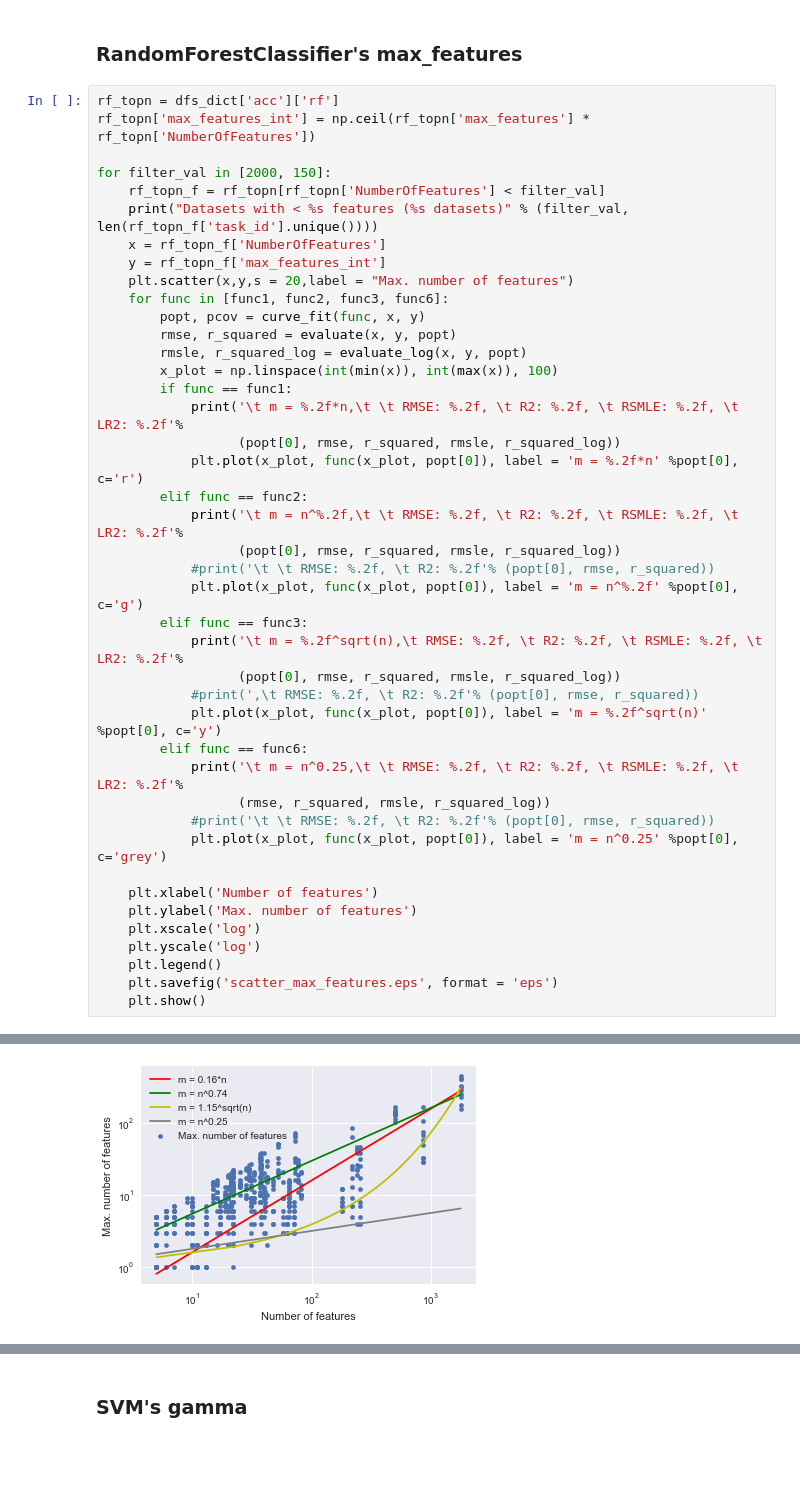
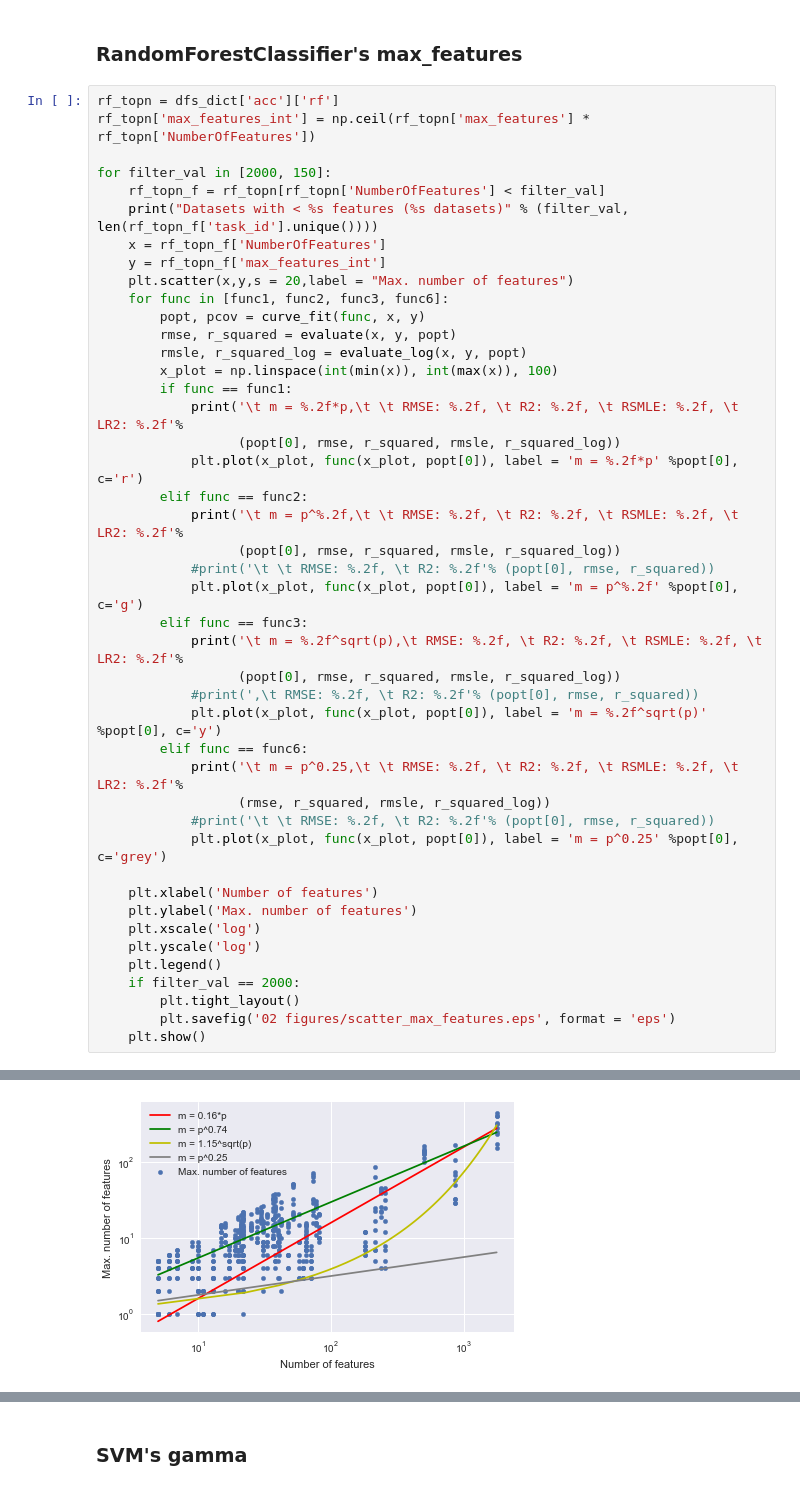
Before and after one commit to harel-coffee/hyperimp-auto, a Jupyter notebook: analysis experiment 1.ipynb, the cells around one changed output, grey strips where cells are left out. Drawn from its saved outputs; the diff is of its cells as text; blank space fills up the shorter version.

```diff
--- a/analysis experiment 1.ipynb
+++ b/analysis experiment 1.ipynb
@@ -157,31 +159,33 @@ for filter_val in [2000, 150]:
         rmsle, r_squared_log = evaluate_log(x, y, popt)
         x_plot = np.linspace(int(min(x)), int(max(x)), 100)
         if func == func1:
-            print('\t m = %.2f*n,\t \t RMSE: %.2f, \t R2: %.2f, \t RSMLE: %.2f, \t LR2: %.2f'%
+            print('\t m = %.2f*p,\t \t RMSE: %.2f, \t R2: %.2f, \t RSMLE: %.2f, \t LR2: %.2f'%
                   (popt[0], rmse, r_squared, rmsle, r_squared_log))
-            plt.plot(x_plot, func(x_plot, popt[0]), label = 'm = %.2f*n' %popt[0], c='r')
+            plt.plot(x_plot, func(x_plot, popt[0]), label = 'm = %.2f*p' %popt[0], c='r')
         elif func == func2:
-            print('\t m = n^%.2f,\t \t RMSE: %.2f, \t R2: %.2f, \t RSMLE: %.2f, \t LR2: %.2f'%
+            print('\t m = p^%.2f,\t \t RMSE: %.2f, \t R2: %.2f, \t RSMLE: %.2f, \t LR2: %.2f'%
                   (popt[0], rmse, r_squared, rmsle, r_squared_log))
             #print('\t \t RMSE: %.2f, \t R2: %.2f'% (popt[0], rmse, r_squared))
-            plt.plot(x_plot, func(x_plot, popt[0]), label = 'm = n^%.2f' %popt[0], c='g')
+            plt.plot(x_plot, func(x_plot, popt[0]), label = 'm = p^%.2f' %popt[0], c='g')
         elif func == func3:
-            print('\t m = %.2f^sqrt(n),\t RMSE: %.2f, \t R2: %.2f, \t RSMLE: %.2f, \t LR2: %.2f'%
+            print('\t m = %.2f^sqrt(p),\t RMSE: %.2f, \t R2: %.2f, \t RSMLE: %.2f, \t LR2: %.2f'%
                   (popt[0], rmse, r_squared, rmsle, r_squared_log))
             #print(',\t RMSE: %.2f, \t R2: %.2f'% (popt[0], rmse, r_squared))
-            plt.plot(x_plot, func(x_plot, popt[0]), label = 'm = %.2f^sqrt(n)' %popt[0], c='y')
+            plt.plot(x_plot, func(x_plot, popt[0]), label = 'm = %.2f^sqrt(p)' %popt[0], c='y')
         elif func == func6:
-            print('\t m = n^0.25,\t \t RMSE: %.2f, \t R2: %.2f, \t RSMLE: %.2f, \t LR2: %.2f'%
+            print('\t m = p^0.25,\t \t RMSE: %.2f, \t R2: %.2f, \t RSMLE: %.2f, \t LR2: %.2f'%
                   (rmse, r_squared, rmsle, r_squared_log))
             #print('\t \t RMSE: %.2f, \t R2: %.2f'% (popt[0], rmse, r_squared))
-            plt.plot(x_plot, func(x_plot, popt[0]), label = 'm = n^0.25' %popt[0], c='grey')
+            plt.plot(x_plot, func(x_plot, popt[0]), label = 'm = p^0.25' %popt[0], c='grey')
 
     plt.xlabel('Number of features')
     plt.ylabel('Max. number of features')
     plt.xscale('log')
     plt.yscale('log')
     plt.legend()
-    plt.savefig('scatter_max_features.eps', format = 'eps')
+    if filter_val == 2000:
+        plt.tight_layout()
+        plt.savefig('02 figures/scatter_max_features.eps', format = 'eps')
     plt.show()
 # %% [output]
 Datasets with < 2000 features (59 datasets)
@@ -192,2 +196,2 @@ Datasets with < 2000 features (59 datasets)
-[figure, old version]
+[figure, new version]
 Datasets with < 150 features (52 datasets)
```
Also changed, not shown: parts of 11 cells of this notebook, 15 other files.
